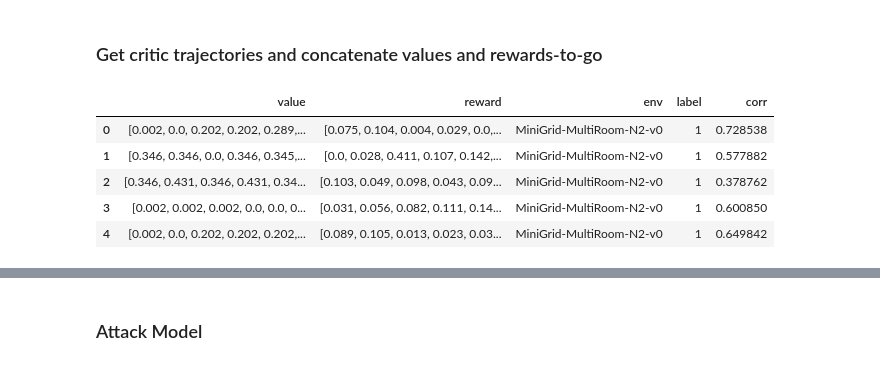
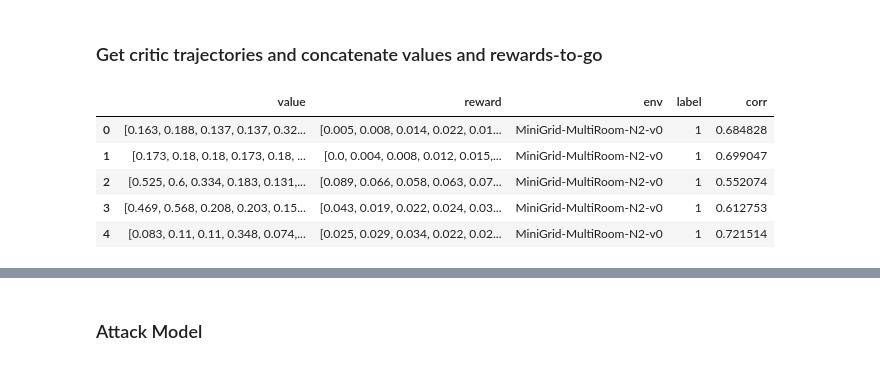
Before and after one commit to yunhaoyang234/Membership-Attack-Privacy-Preserving, a Jupyter notebook: MIA_RL_multiroom.ipynb, the cells around one changed output, grey strips where cells are left out. Drawn from its saved outputs; the diff is of its cells as text; code cells hidden in the pictures.

```diff
--- a/MIA_RL_multiroom.ipynb
+++ b/MIA_RL_multiroom.ipynb
@@ -59,12 +124,11 @@ Mounted at /content/drive
 # %%
-df = pd.read_csv(data_dir+'mr_gae/critic_traj.csv')
-target_df = pd.read_csv(data_dir+'mr_gae_v/critic_traj.csv')
-
+df = pd.read_csv(data_dir+'mr_def/critic_traj.csv')
+target_df = pd.read_csv(data_dir+'mr_def_v/critic_traj.csv')
 df.head()
 # %% [output]
 |  | value | reward | env | label | corr |
-| 0 | [0.002, 0.0, 0.202, 0.202, 0.289,... | [0.075, 0.104, 0.004, 0.029, 0.0,... | MiniGrid-MultiRoom-N2-v0 | 1 | 0.728538 |
-| 1 | [0.346, 0.346, 0.0, 0.346, 0.345,... | [0.0, 0.028, 0.411, 0.107, 0.142,... | MiniGrid-MultiRoom-N2-v0 | 1 | 0.577882 |
-| 2 | [0.346, 0.431, 0.346, 0.431, 0.34... | [0.103, 0.049, 0.098, 0.043, 0.09... | MiniGrid-MultiRoom-N2-v0 | 1 | 0.378762 |
-| 3 | [0.002, 0.002, 0.002, 0.0, 0.0, 0... | [0.031, 0.056, 0.082, 0.111, 0.14... | MiniGrid-MultiRoom-N2-v0 | 1 | 0.600850 |
-| 4 | [0.002, 0.0, 0.202, 0.202, 0.202,... | [0.089, 0.105, 0.013, 0.023, 0.03... | MiniGrid-MultiRoom-N2-v0 | 1 | 0.649842 |
+| 0 | [0.163, 0.188, 0.137, 0.137, 0.32... | [0.005, 0.008, 0.014, 0.022, 0.01... | MiniGrid-MultiRoom-N2-v0 | 1 | 0.684828 |
+| 1 | [0.173, 0.18, 0.18, 0.173, 0.18, ... | [0.0, 0.004, 0.008, 0.012, 0.015,... | MiniGrid-MultiRoom-N2-v0 | 1 | 0.699047 |
+| 2 | [0.525, 0.6, 0.334, 0.183, 0.131,... | [0.089, 0.066, 0.058, 0.063, 0.07... | MiniGrid-MultiRoom-N2-v0 | 1 | 0.552074 |
+| 3 | [0.469, 0.568, 0.208, 0.203, 0.15... | [0.043, 0.019, 0.022, 0.024, 0.03... | MiniGrid-MultiRoom-N2-v0 | 1 | 0.612753 |
+| 4 | [0.083, 0.11, 0.11, 0.348, 0.074,... | [0.025, 0.029, 0.034, 0.022, 0.02... | MiniGrid-MultiRoom-N2-v0 | 1 | 0.721514 |
```
Also changed, not shown: parts of 25 cells of this notebook.
